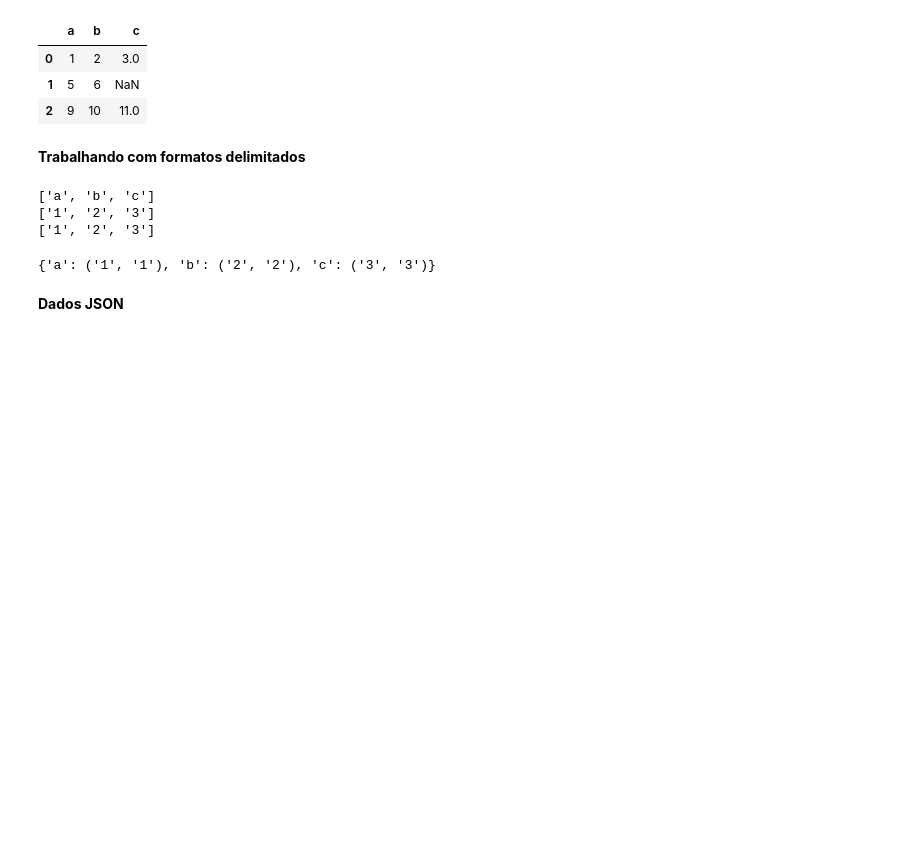
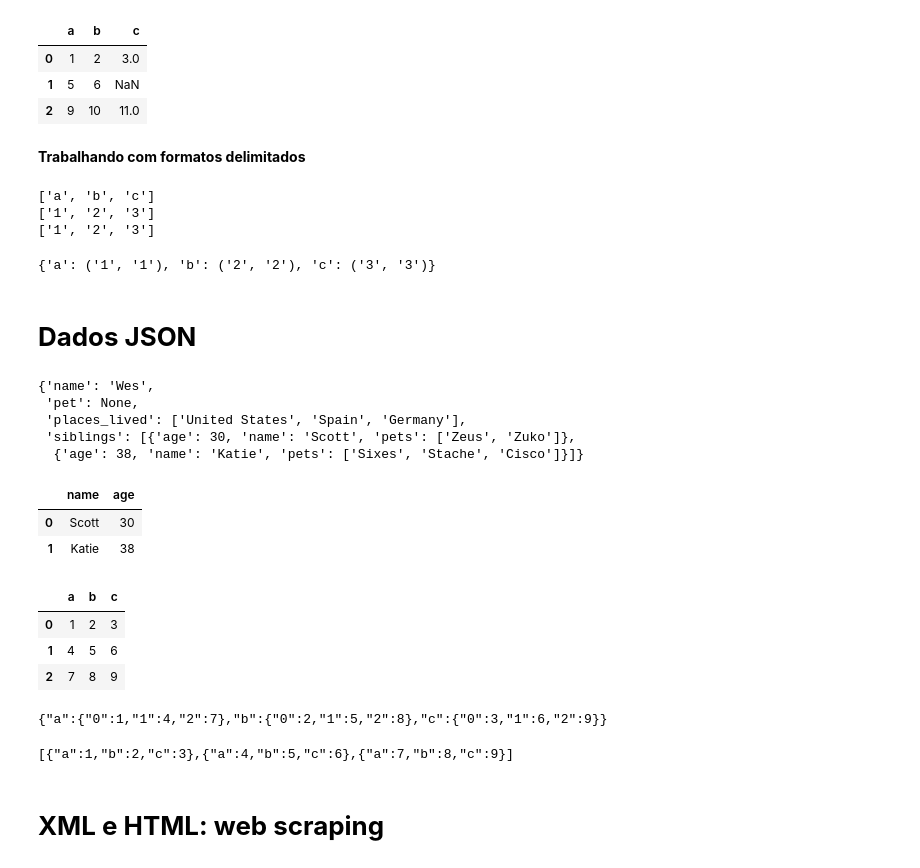
Before and after one commit to anicelysantos/-book-Python-para-Analise-de-dados, a Jupyter notebook: carga_de_dados.ipynb, the cells around one changed output. Saved outputs shown, nothing was run; the diff lists cells and outputs as text; code cells hidden in the pictures; blank space fills up the shorter version.

```diff
--- a/carga_de_dados.ipynb
+++ b/carga_de_dados.ipynb
@@ -248,4 +248,4 @@ with open('mydata.csv', 'w') as f:
   writer.writerow(('4','5','6'))
   writer.writerow(('7','8','9'))
 # %% [markdown]
-**Dados JSON**
+# **Dados JSON**
@@ -251,0 +263,9 @@ with open('mydata.csv', 'w') as f:
+# %%
+result = json.loads(obj)
+result
+# %% [output]
+{'name': 'Wes',
+ 'pet': None,
+ 'places_lived': ['United States', 'Spain', 'Germany'],
+ 'siblings': [{'age': 30, 'name': 'Scott', 'pets': ['Zeus', 'Zuko']},
+  {'age': 38, 'name': 'Katie', 'pets': ['Sixes', 'Stache', 'Cisco']}]}
@@ -251,0 +275,28 @@ with open('mydata.csv', 'w') as f:
+# %%
+#json para dataframe a partir de uma coluna especifica do dicionario
+siblings = pd.DataFrame(result['siblings'], columns = ['name','age'])
+siblings
+# %% [output]
+|  | name | age |
+| 0 | Scott | 30 |
+| 1 | Katie | 38 |
+# %%
+#converte json para dataframe automaticamente
+data = pd.read_json('/content/drive/MyDrive/dados_pandas/pydata-book-2nd-edition/examples/example.json')
+data
+# %% [output]
+|  | a | b | c |
+| 0 | 1 | 2 | 3 |
+| 1 | 4 | 5 | 6 |
+| 2 | 7 | 8 | 9 |
+# %%
+#exportar dados do pandas pra um JSON
+print(data.to_json())
+# %% [output]
+{"a":{"0":1,"1":4,"2":7},"b":{"0":2,"1":5,"2":8},"c":{"0":3,"1":6,"2":9}}
+# %%
+print(data.to_json(orient='records'))
+# %% [output]
+[{"a":1,"b":2,"c":3},{"a":4,"b":5,"c":6},{"a":7,"b":8,"c":9}]
+# %% [markdown]
+# **XML e HTML: web scraping**
```
Also changed, not shown: parts of 38 cells of this notebook.
